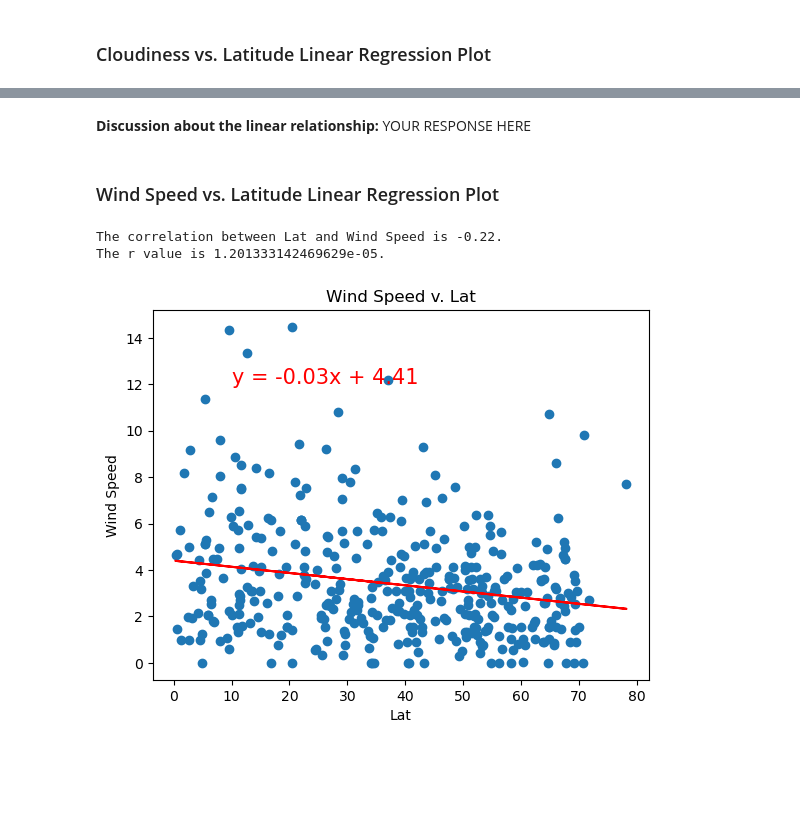
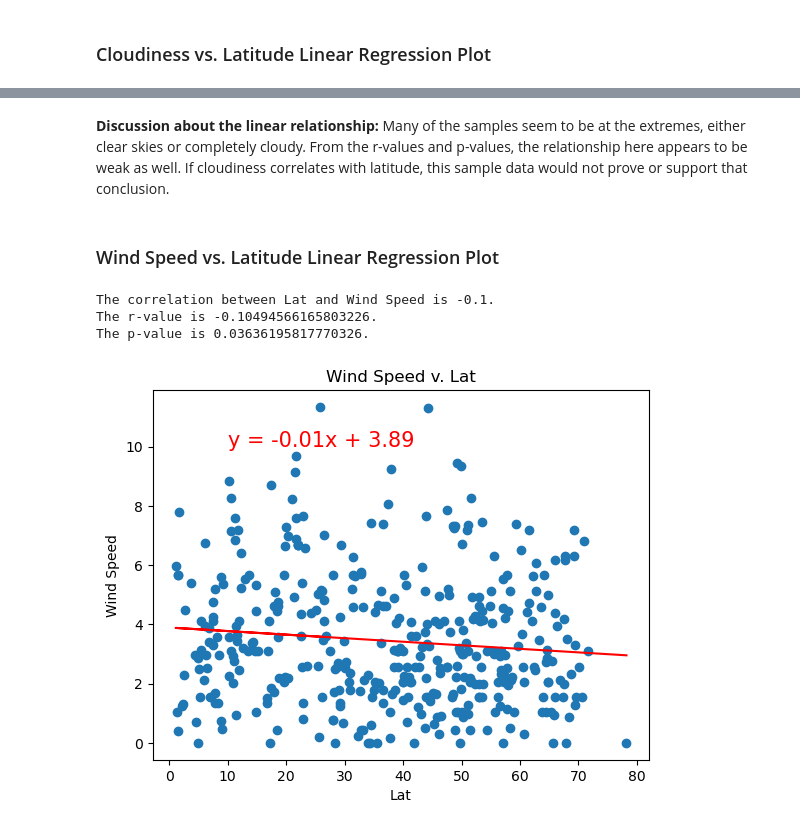
Before and after one commit to proman2520/python-api-challenge, a Jupyter notebook: WeatherPy.ipynb, the cells around one changed output, grey strips where cells are left out. Drawn from its saved outputs; the diff is of its cells as text; code cells hidden in the pictures; blank space fills up the shorter version.

```diff
--- a/WeatherPy.ipynb
+++ b/WeatherPy.ipynb
@@ -366,13 +379,14 @@ The r value is 0.0006600718179213473.
-# %% [markdown]
-**Discussion about the linear relationship:** YOUR RESPONSE HERE
+# %% [markdown]
+**Discussion about the linear relationship:** Many of the samples seem to be at the extremes, either clear skies or completely cloudy. From the r-values and p-values, the relationship here appears to be weak as well. If cloudiness correlates with latitude, this sample data would not prove or support that conclusion.
 # %% [markdown]
 ### Wind Speed vs. Latitude Linear Regression Plot
 # %%
 # Northern Hemisphere
-plot_linreg(northern_hemi_df["Lat"], northern_hemi_df["Wind Speed"], (10,12))
+plot_linreg(northern_hemi_df["Lat"], northern_hemi_df["Wind Speed"], (10,10))
 # %% [output]
-The correlation between Lat and Wind Speed is -0.22.
-The r value is 1.201333142469629e-05.
+The correlation between Lat and Wind Speed is -0.1.
+The r-value is -0.10494566165803226.
+The p-value is 0.03636195817770326.
-[figure, old version]
+[figure, new version]
 # %%
 # Southern Hemisphere
```
Also changed, not shown: parts of 25 cells of this notebook, 6 other files.
